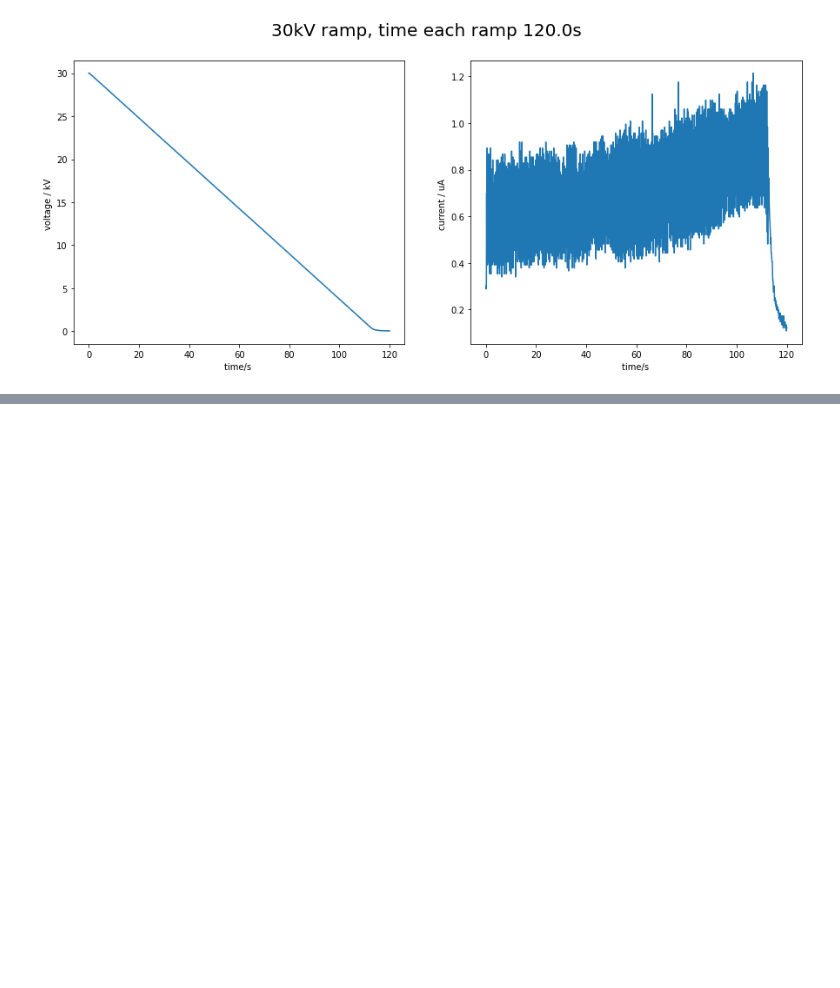
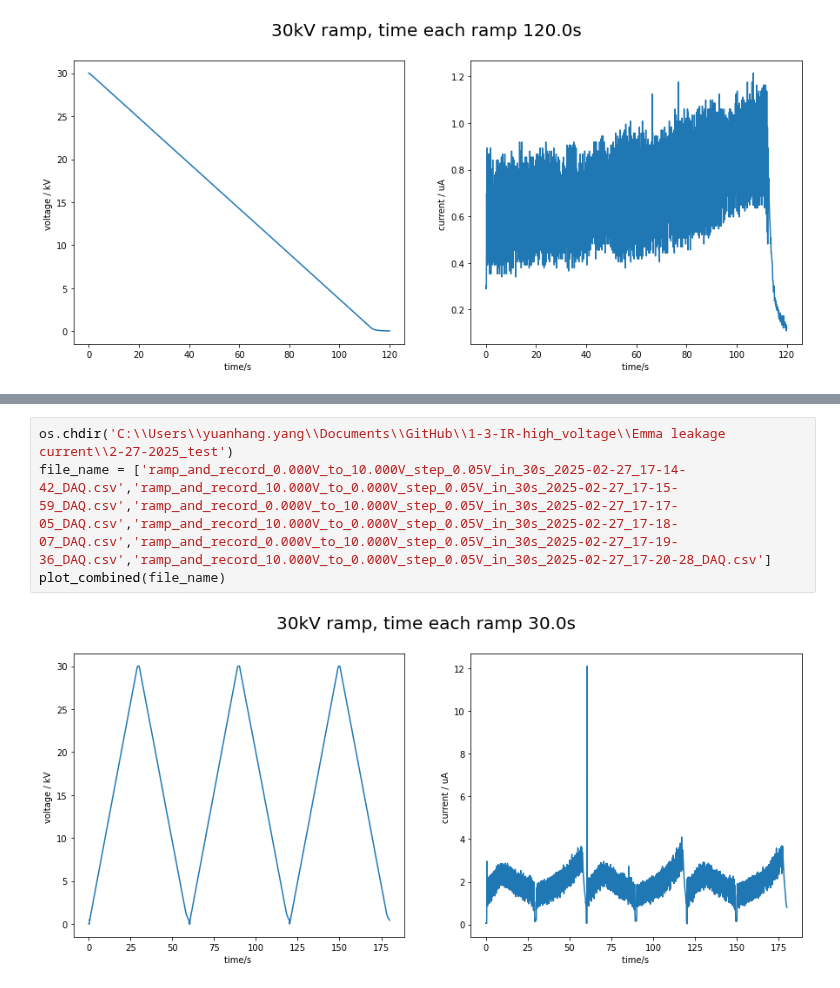
Before and after one commit to yyhshdu1/1-3-IR-high_voltage, a Jupyter notebook: Emma leakage current/Plot_V&A_ramp.ipynb, the cells around one changed output, grey strips where cells are left out. Saved outputs shown, nothing was run; the diff lists cells and outputs as text; blank space fills up the shorter version.

```diff
--- a/Emma leakage current/Plot_V&A_ramp.ipynb
+++ b/Emma leakage current/Plot_V&A_ramp.ipynb
@@ -162,0 +171,6 @@ plot_combined(file_name)
+# %%
+os.chdir('C:\\Users\\yuanhang.yang\\Documents\\GitHub\\1-3-IR-high_voltage\\Emma leakage current\\2-27-2025_test')
+file_name = ['ramp_and_record_0.000V_to_10.000V_step_0.05V_in_30s_2025-02-27_17-14-42_DAQ.csv','ramp_and_record_10.000V_to_0.000V_step_0.05V_in_30s_2025-02-27_17-15-59_DAQ.csv','ramp_and_record_0.000V_to_10.000V_step_0.05V_in_30s_2025-02-27_17-17-05_DAQ.csv','ramp_and_record_10.000V_to_0.000V_step_0.05V_in_30s_2025-02-27_17-18-07_DAQ.csv','ramp_and_record_0.000V_to_10.000V_step_0.05V_in_30s_2025-02-27_17-19-36_DAQ.csv','ramp_and_record_10.000V_to_0.000V_step_0.05V_in_30s_2025-02-27_17-20-28_DAQ.csv']
+plot_combined(file_name)
+# %% [output]
+[figure, added]
```
Also changed, not shown: parts of 4 cells of this notebook.
